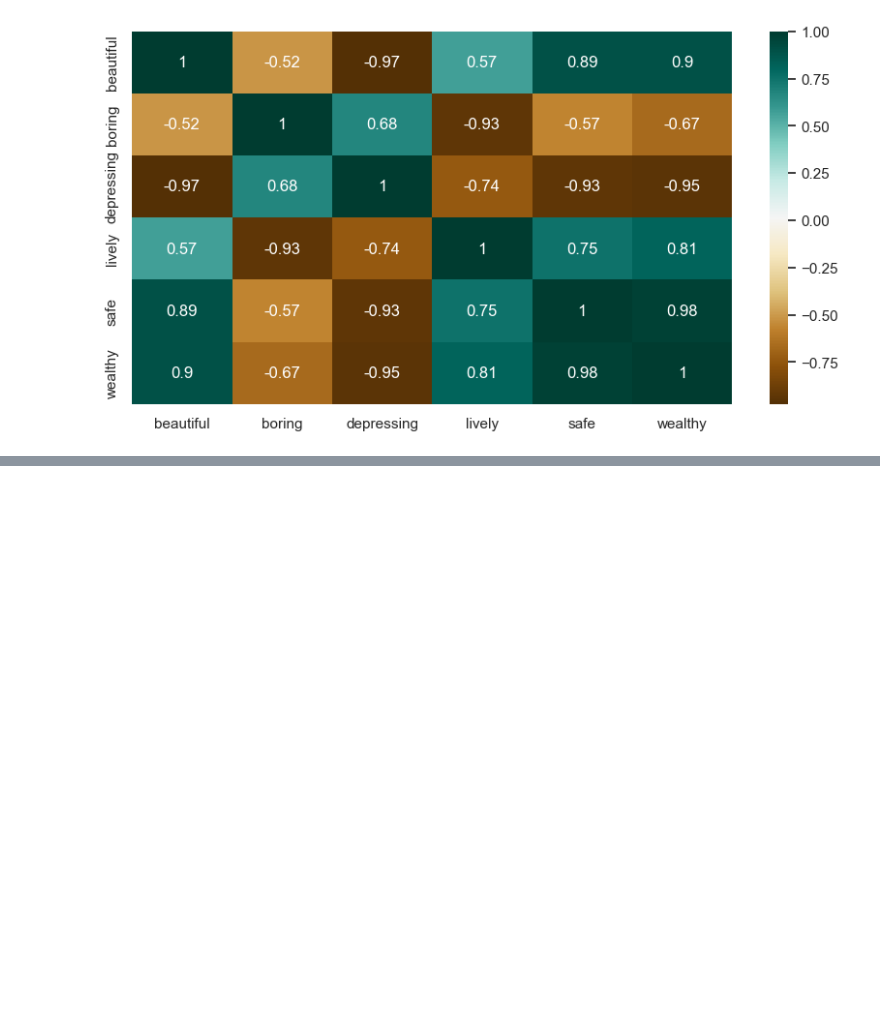
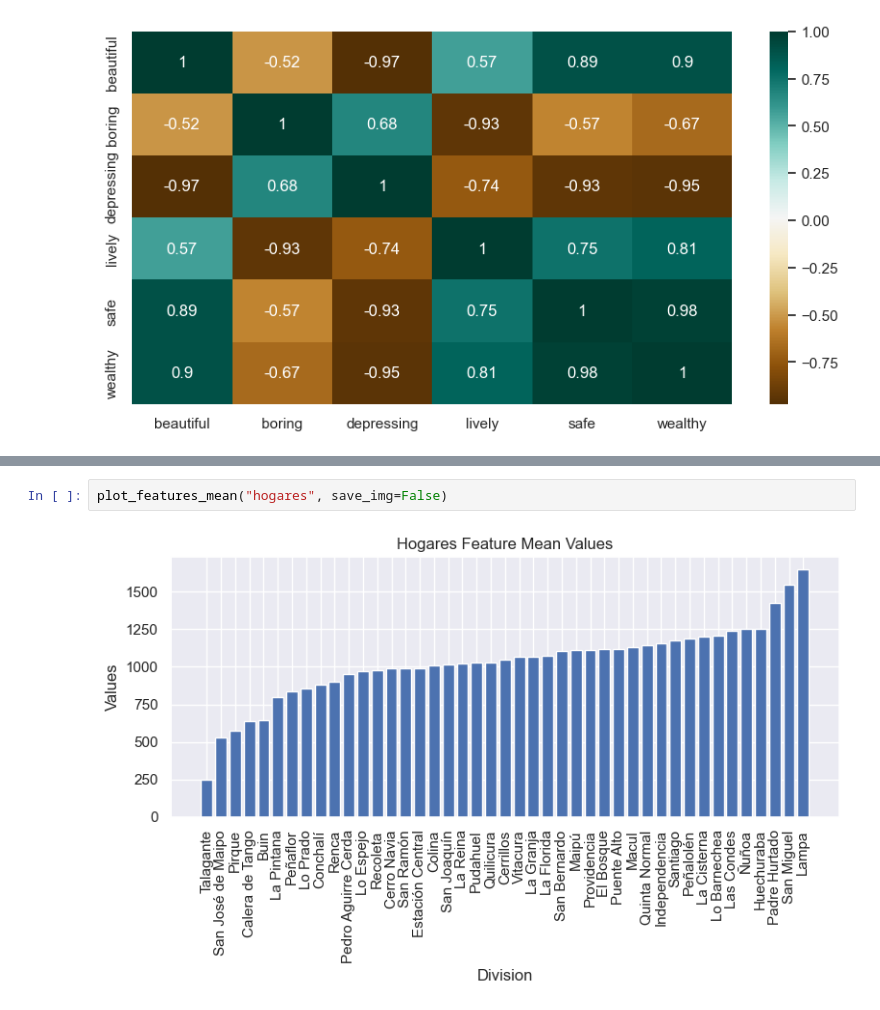
Before and after one commit to MaxOjeda/GNN-Socioeconomic-Prediction, a Jupyter notebook: Exploratory_Data_Analysis.ipynb, the cells around one changed output, grey strips where cells are left out. Saved outputs shown, nothing was run; the diff lists cells and outputs as text; blank space fills up the shorter version.

```diff
--- a/Exploratory_Data_Analysis.ipynb
+++ b/Exploratory_Data_Analysis.ipynb
@@ -124,0 +136,4 @@ sns.heatmap(c,cmap="BrBG",annot=True)
+# %%
+plot_features_mean("hogares", save_img=False)
+# %% [output]
+[figure, added]
```
Also changed, not shown: parts of 8 cells of this notebook, 8 other files.
